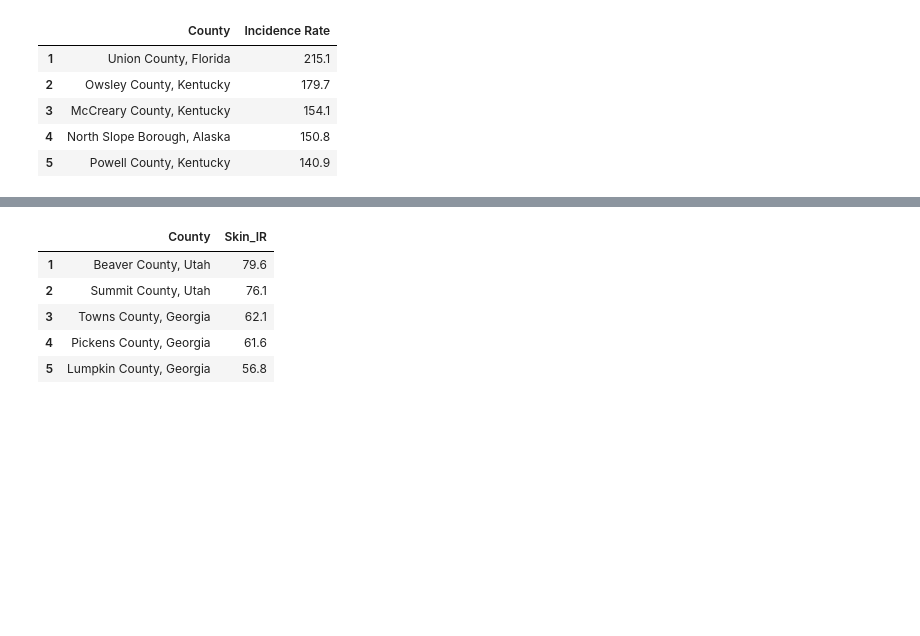
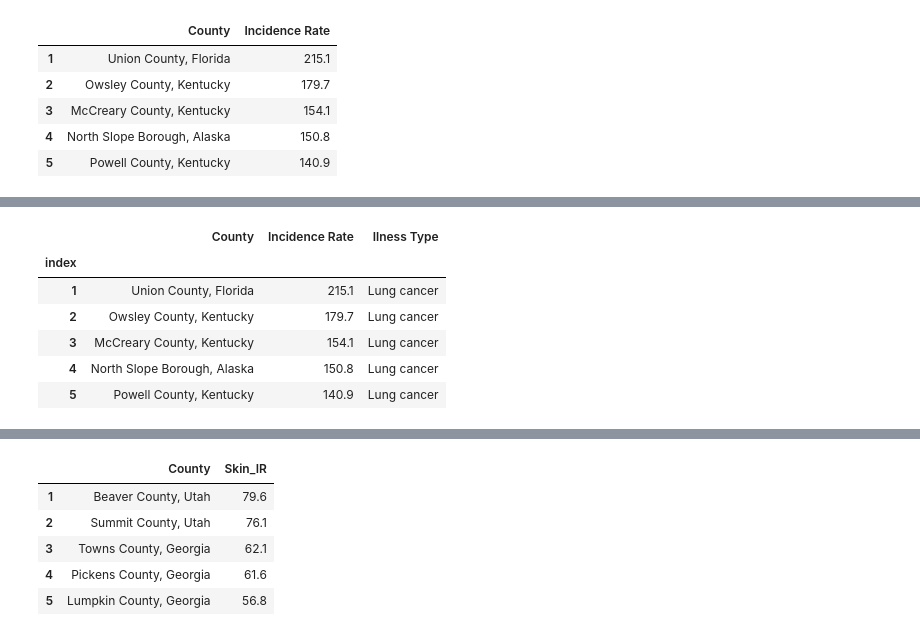
Before and after one commit to PetraLee2019/The-Effect-of-Air-Pollution-and-Smoking-on-Cancer-and-Stroke-Incidence-Rates, a Jupyter notebook: cancer_pollution-Copy1.ipynb, the cells around one changed output, grey strips where cells are left out. Saved outputs shown, nothing was run; the diff lists cells and outputs as text; code cells hidden in the pictures; blank space fills up the shorter version.

```diff
--- a/cancer_pollution.ipynb
+++ b/cancer_pollution-Copy1.ipynb
@@ -121,0 +197,13 @@ df_lung.head()
+# %%
+cancer_df["Incidence Rate"] = cancer_df["Incidence Rate"].str.replace("*", "")
+cancer_df.reset_index()
+cancer_df.set_index("index", inplace = True)
+cancer_df.head()
+# %% [output]
+|  | County | Incidence Rate | Ilness Type |
+| index |  |  |  |
+| 1 | Union County, Florida | 215.1 | Lung cancer |
+| 2 | Owsley County, Kentucky | 179.7 | Lung cancer |
+| 3 | McCreary County, Kentucky | 154.1 | Lung cancer |
+| 4 | North Slope Borough, Alaska | 150.8 | Lung cancer |
+| 5 | Powell County, Kentucky | 140.9 | Lung cancer |
```
Also changed, not shown: parts of 13 cells of this notebook.
